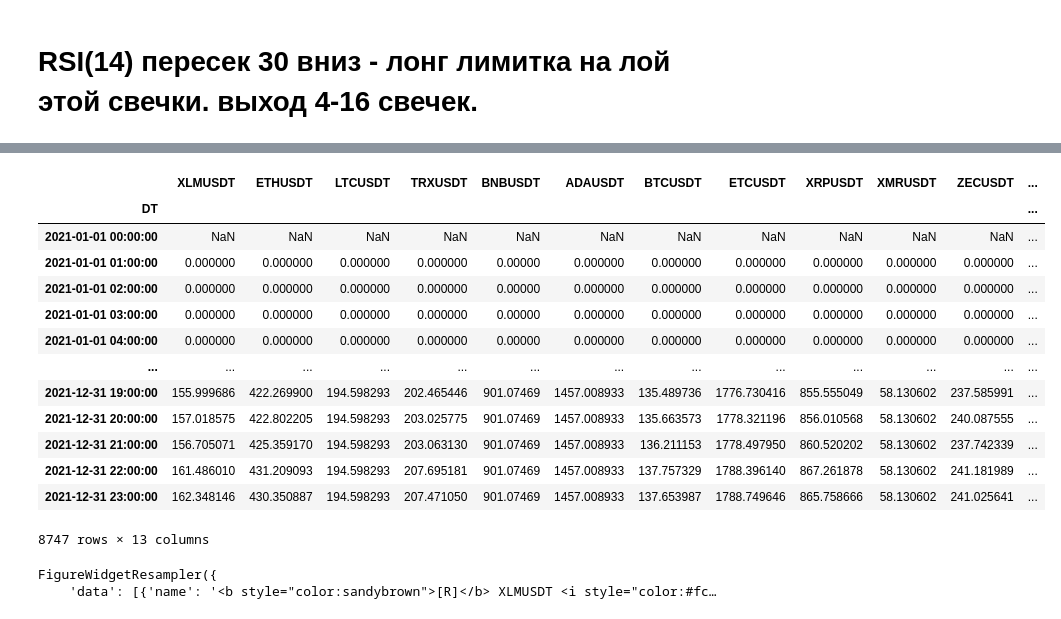
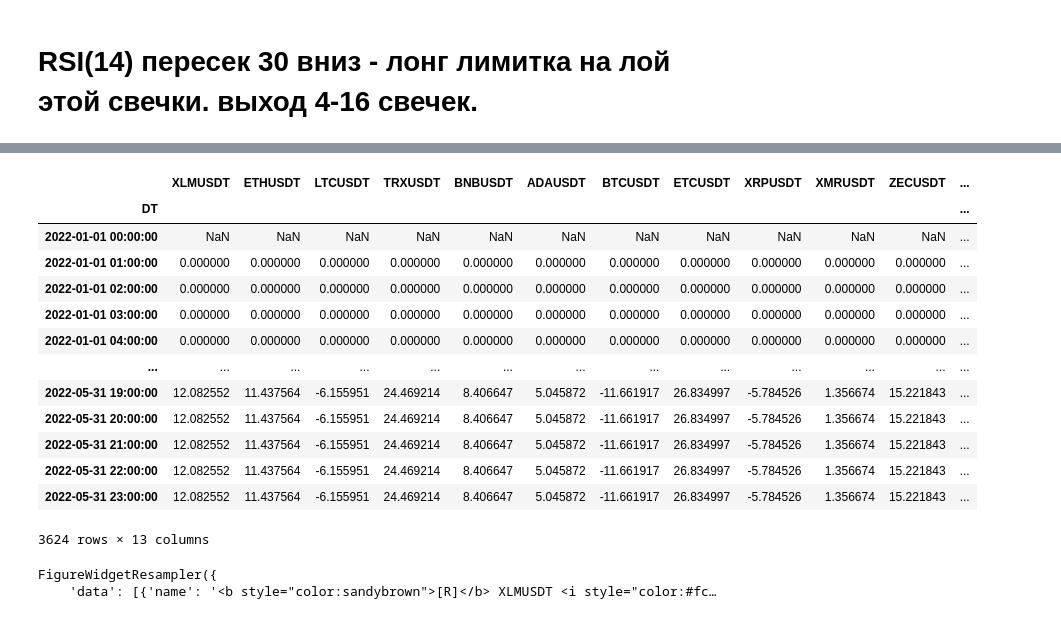
Before and after one commit to zxweed/simple, a Jupyter notebook: examples/binance.RSI.ipynb, the cells around one changed output, grey strips where cells are left out. Drawn from its saved outputs; the diff is of its cells as text; code cells hidden in the pictures.

```diff
--- a/examples/binance.RSI.ipynb
+++ b/examples/binance.RSI.ipynb
@@ -20,9 +23,12 @@ tickers = ['XLMUSDT', 'ETHUSDT', 'LTCUSDT', 'TRXUSDT', 'BNBUSDT', 'ADAUSDT',
            'BTCUSDT', 'ETCUSDT', 'XRPUSDT', 'XMRUSDT', 'ZECUSDT', 'EOSUSDT']
 # %%
 def getOHLC(ticker: str) -> pd.Series:
-    X = getHistMonth('2021-01', '2021-12', ticker, frame, spot=True)[['Open', 'High', 'Low', 'Close', 'Volume']]
-    X.columns = pd.MultiIndex.from_product([[ticker], X.columns])
-    return X
+    try:
+        X = getHistMonth('2022-01', '2022-05', ticker, frame, spot=True)[['Open', 'High', 'Low', 'Close', 'Volume']]
+        X.columns = pd.MultiIndex.from_product([[ticker], X.columns])
+        return X
+    except Exception as E:
+        print(ticker, E)
 # %%
 F = pd.concat(pmap(getOHLC, tickers), axis=1)
 F
@@ -72,22 +109,23 @@ def getProfit(ticker, period, threshold):
 # %%
-P = pd.concat(pmap(partial(getProfit, period=period, threshold=threshold), tickers), axis=1)
+# Mean equity chart
+P = pd.concat(pmap(partial(getProfit, period=period, threshold=threshold), F.columns.get_level_values(0).unique()), axis=1)
 P['Mean'] = P.mean(axis=1)
 P
 # %% [output]
 |  | XLMUSDT | ETHUSDT | LTCUSDT | TRXUSDT | BNBUSDT | ADAUSDT | BTCUSDT | ETCUSDT | XRPUSDT | XMRUSDT | ZECUSDT | ... |
 | DT |  |  |  |  |  |  |  |  |  |  |  | ... |
-| 2021-01-01 00:00:00 | NaN | NaN | NaN | NaN | NaN | NaN | NaN | NaN | NaN | NaN | NaN | ... |
-| 2021-01-01 01:00:00 | 0.000000 | 0.000000 | 0.000000 | 0.000000 | 0.00000 | 0.000000 | 0.000000 | 0.000000 | 0.000000 | 0.000000 | 0.000000 | ... |
-| 2021-01-01 02:00:00 | 0.000000 | 0.000000 | 0.000000 | 0.000000 | 0.00000 | 0.000000 | 0.000000 | 0.000000 | 0.000000 | 0.000000 | 0.000000 | ... |
-| 2021-01-01 03:00:00 | 0.000000 | 0.000000 | 0.000000 | 0.000000 | 0.00000 | 0.000000 | 0.000000 | 0.000000 | 0.000000 | 0.000000 | 0.000000 | ... |
-| 2021-01-01 04:00:00 | 0.000000 | 0.000000 | 0.000000 | 0.000000 | 0.00000 | 0.000000 | 0.000000 | 0.000000 | 0.000000 | 0.000000 | 0.000000 | ... |
+| 2022-01-01 00:00:00 | NaN | NaN | NaN | NaN | NaN | NaN | NaN | NaN | NaN | NaN | NaN | ... |
+| 2022-01-01 01:00:00 | 0.000000 | 0.000000 | 0.000000 | 0.000000 | 0.000000 | 0.000000 | 0.000000 | 0.000000 | 0.000000 | 0.000000 | 0.000000 | ... |
+| 2022-01-01 02:00:00 | 0.000000 | 0.000000 | 0.000000 | 0.000000 | 0.000000 | 0.000000 | 0.000000 | 0.000000 | 0.000000 | 0.000000 | 0.000000 | ... |
+| 2022-01-01 03:00:00 | 0.000000 | 0.000000 | 0.000000 | 0.000000 | 0.000000 | 0.000000 | 0.000000 | 0.000000 | 0.000000 | 0.000000 | 0.000000 | ... |
+| 2022-01-01 04:00:00 | 0.000000 | 0.000000 | 0.000000 | 0.000000 | 0.000000 | 0.000000 | 0.000000 | 0.000000 | 0.000000 | 0.000000 | 0.000000 | ... |
 | ... | ... | ... | ... | ... | ... | ... | ... | ... | ... | ... | ... | ... |
-| 2021-12-31 19:00:00 | 155.999686 | 422.269900 | 194.598293 | 202.465446 | 901.07469 | 1457.008933 | 135.489736 | 1776.730416 | 855.555049 | 58.130602 | 237.585991 | ... |
-| 2021-12-31 20:00:00 | 157.018575 | 422.802205 | 194.598293 | 203.025775 | 901.07469 | 1457.008933 | 135.663573 | 1778.321196 | 856.010568 | 58.130602 | 240.087555 | ... |
-| 2021-12-31 21:00:00 | 156.705071 | 425.359170 | 194.598293 | 203.063130 | 901.07469 | 1457.008933 | 136.211153 | 1778.497950 | 860.520202 | 58.130602 | 237.742339 | ... |
-| 2021-12-31 22:00:00 | 161.486010 | 431.209093 | 194.598293 | 207.695181 | 901.07469 | 1457.008933 | 137.757329 | 1788.396140 | 867.261878 | 58.130602 | 241.181989 | ... |
-| 2021-12-31 23:00:00 | 162.348146 | 430.350887 | 194.598293 | 207.471050 | 901.07469 | 1457.008933 | 137.653987 | 1788.749646 | 865.758666 | 58.130602 | 241.025641 | ... |
+| 2022-05-31 19:00:00 | 12.082552 | 11.437564 | -6.155951 | 24.469214 | 8.406647 | 5.045872 | -11.661917 | 26.834997 | -5.784526 | 1.356674 | 15.221843 | ... |
+| 2022-05-31 20:00:00 | 12.082552 | 11.437564 | -6.155951 | 24.469214 | 8.406647 | 5.045872 | -11.661917 | 26.834997 | -5.784526 | 1.356674 | 15.221843 | ... |
+| 2022-05-31 21:00:00 | 12.082552 | 11.437564 | -6.155951 | 24.469214 | 8.406647 | 5.045872 | -11.661917 | 26.834997 | -5.784526 | 1.356674 | 15.221843 | ... |
+| 2022-05-31 22:00:00 | 12.082552 | 11.437564 | -6.155951 | 24.469214 | 8.406647 | 5.045872 | -11.661917 | 26.834997 | -5.784526 | 1.356674 | 15.221843 | ... |
+| 2022-05-31 23:00:00 | 12.082552 | 11.437564 | -6.155951 | 24.469214 | 8.406647 | 5.045872 | -11.661917 | 26.834997 | -5.784526 | 1.356674 | 15.221843 | ... |
-8747 rows × 13 columns
+3624 rows × 13 columns
 # %%
 D = {col: P[col] for col in P.columns}
 D['Mean'] = dict(y=P.Mean, color='black', width=6)
```
Also changed, not shown: parts of 7 cells of this notebook, 3 other files.
